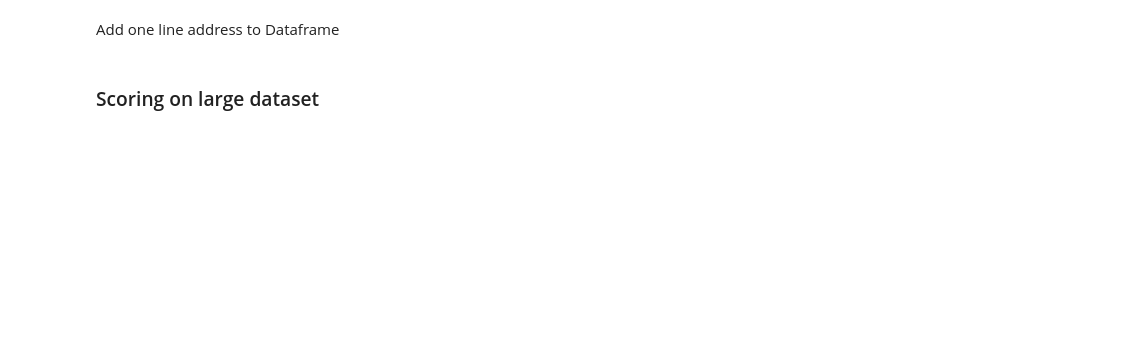
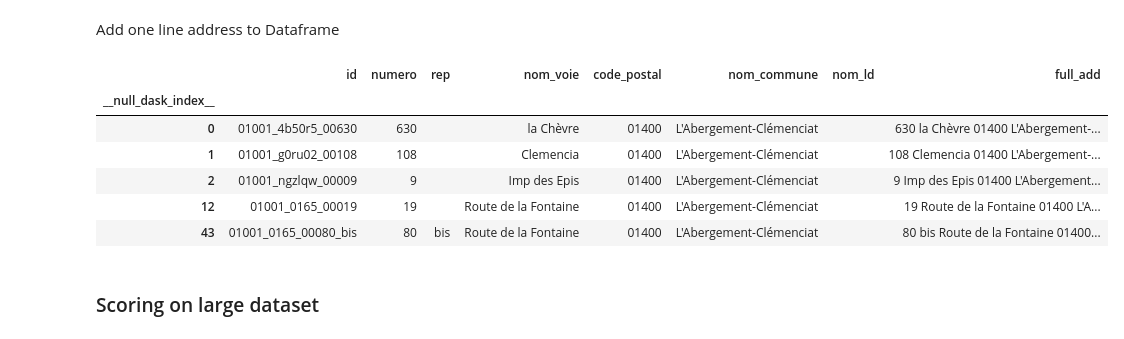
Before and after one commit to chaindatax/b4b, a Jupyter notebook: ficaba-test.ipynb, the cells around one changed output. Cells and saved outputs as stored; diff of their text form; code cells hidden in the pictures; blank space fills up the shorter version.

```diff
--- a/ficaba-test.ipynb
+++ b/ficaba-test.ipynb
@@ -565,7 +528,15 @@ Add one line address to Dataframe
 # %%
 df_addresses['full_add'] = df_addresses.apply(lambda _row: full_address_generator(_row), axis=1)
 # %%
-df_addresses.head(50)
+df_addresses.head()
+# %% [output]
+|  | id | numero | rep | nom_voie | code_postal | nom_commune | nom_ld | full_add |
+| __null_dask_index__ |  |  |  |  |  |  |  |  |
+| 0 | 01001_4b50r5_00630 | 630 |  | la Chèvre | 01400 | L'Abergement-Clémenciat |  | 630 la Chèvre 01400 L'Abergement-... |
+| 1 | 01001_g0ru02_00108 | 108 |  | Clemencia | 01400 | L'Abergement-Clémenciat |  | 108 Clemencia 01400 L'Abergement-... |
+| 2 | 01001_ngzlqw_00009 | 9 |  | Imp des Epis | 01400 | L'Abergement-Clémenciat |  | 9 Imp des Epis 01400 L'Abergement... |
+| 12 | 01001_0165_00019 | 19 |  | Route de la Fontaine | 01400 | L'Abergement-Clémenciat |  | 19 Route de la Fontaine 01400 L'A... |
+| 43 | 01001_0165_00080_bis | 80 | bis | Route de la Fontaine | 01400 | L'Abergement-Clémenciat |  | 80 bis Route de la Fontaine 01400... |
 # %% [markdown]
 ### Scoring on large dataset
 # %%
```
Also changed, not shown: parts of 16 cells of this notebook, 49 other files.
